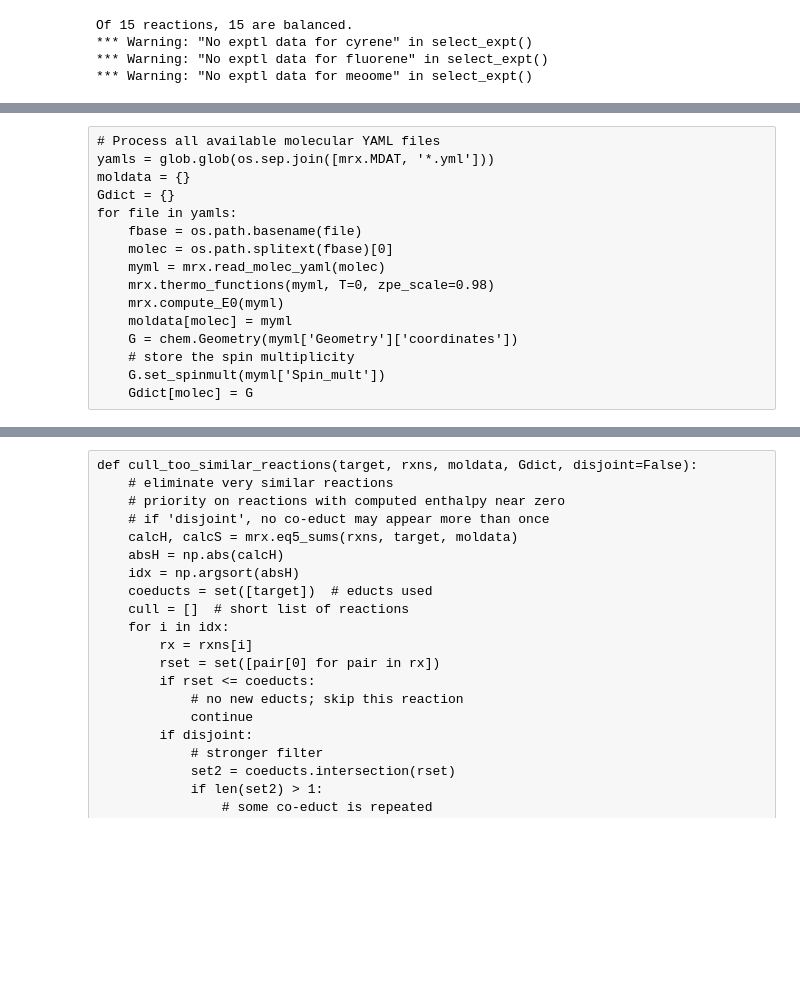
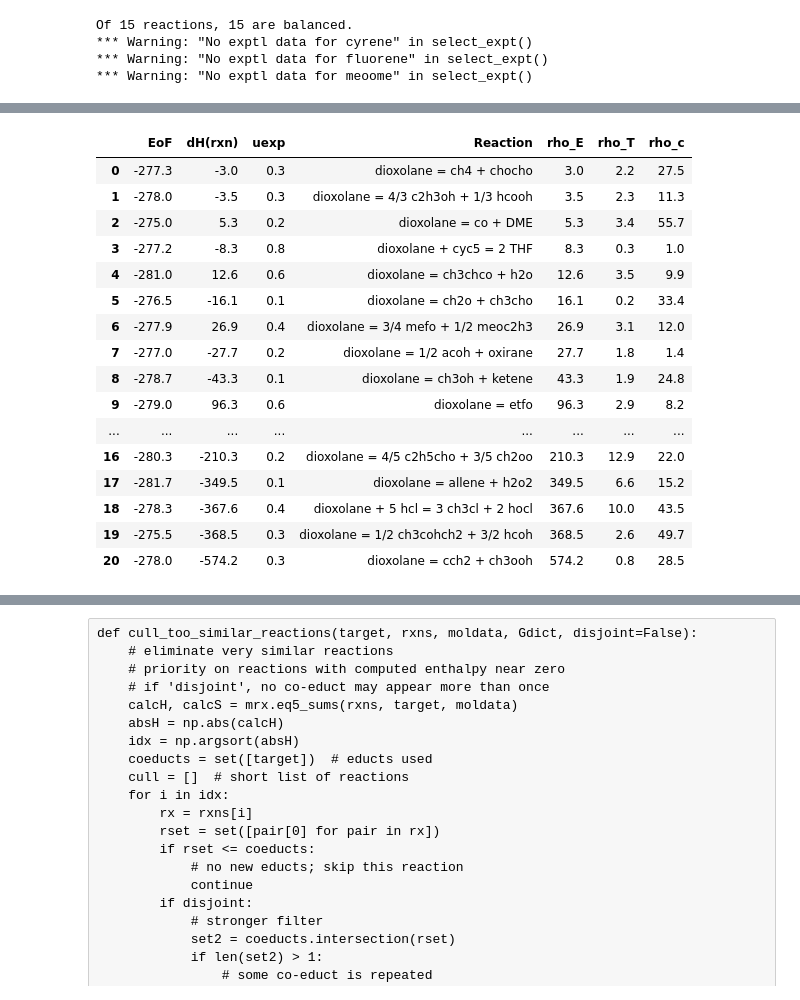
Before and after one commit to kkinist/multirx, a Jupyter notebook: generate_reactions.ipynb, the cells around one changed output, grey strips where cells are left out. Cells and saved outputs as stored; diff of their text form; code cells hidden in the pictures; blank space fills up the shorter version.

```diff
--- a/generate_reactions.ipynb
+++ b/generate_reactions.ipynb
@@ -50,7 +134,7 @@ dfrx.style.format(fmtrx)
 | 30 | -274.1 | 156.9 | 0.9 | dioxolane + 5/3 cyc3 = 2 THF | 156.9 | 1.7 | 19.6 |
 | 31 | -275.9 | -172.1 | 0.4 | dioxolane + 1/3 cyc3 = 2 oxirane | 172.1 | 2.2 | 6.9 |
 # %%
-crxns = mrx.cull_too_similar_reactions(target, trxns, moldata, Gdict, disjoint=True)
+crxns = mrx.cull_too_similar_reactions(target, rxns, moldata, Gdict, disjoint=True)
 dftest, fmttest = mrx.build_reactions_DF(crxns, moldata, target)
 dftest.sort_values('rho_E').style.format(fmttest)
 # %% [output]
@@ -58,19 +144,20 @@ NameError: name 'trxns' is not defined
+|  | EoF | dH(rxn) | uexp | Reaction | rho_E | rho_T | rho_c |
+| 0 | -277.3 | -3.0 | 0.3 | dioxolane = ch4 + chocho | 3.0 | 2.2 | 27.5 |
+| 1 | -278.0 | -3.5 | 0.3 | dioxolane = 4/3 c2h3oh + 1/3 hcooh | 3.5 | 2.3 | 11.3 |
+| 2 | -275.0 | 5.3 | 0.2 | dioxolane = co + DME | 5.3 | 3.4 | 55.7 |
+| 3 | -277.2 | -8.3 | 0.8 | dioxolane + cyc5 = 2 THF | 8.3 | 0.3 | 1.0 |
+| 4 | -281.0 | 12.6 | 0.6 | dioxolane = ch3chco + h2o | 12.6 | 3.5 | 9.9 |
+| 5 | -276.5 | -16.1 | 0.1 | dioxolane = ch2o + ch3cho | 16.1 | 0.2 | 33.4 |
+| 6 | -277.9 | 26.9 | 0.4 | dioxolane = 3/4 mefo + 1/2 meoc2h3 | 26.9 | 3.1 | 12.0 |
+| 7 | -277.0 | -27.7 | 0.2 | dioxolane = 1/2 acoh + oxirane | 27.7 | 1.8 | 1.4 |
+| 8 | -278.7 | -43.3 | 0.1 | dioxolane = ch3oh + ketene | 43.3 | 1.9 | 24.8 |
+| 9 | -279.0 | 96.3 | 0.6 | dioxolane = etfo | 96.3 | 2.9 | 8.2 |
+| ... | ... | ... | ... | ... | ... | ... | ... |
+| 16 | -280.3 | -210.3 | 0.2 | dioxolane = 4/5 c2h5cho + 3/5 ch2oo | 210.3 | 12.9 | 22.0 |
+| 17 | -281.7 | -349.5 | 0.1 | dioxolane = allene + h2o2 | 349.5 | 6.6 | 15.2 |
+| 18 | -278.3 | -367.6 | 0.4 | dioxolane + 5 hcl = 3 ch3cl + 2 hocl | 367.6 | 10.0 | 43.5 |
+| 19 | -275.5 | -368.5 | 0.3 | dioxolane = 1/2 ch3cohch2 + 3/2 hcoh | 368.5 | 2.6 | 49.7 |
+| 20 | -278.0 | -574.2 | 0.3 | dioxolane = cch2 + ch3ooh | 574.2 | 0.8 | 28.5 |
-# %% [raw]
-# Process all available molecular YAML files
-yamls = glob.glob(os.sep.join([mrx.MDAT, '*.yml']))
-moldata = {}
-Gdict = {}
-for file in yamls:
-    fbase = os.path.basename(file)
-    molec = os.path.splitext(fbase)[0]
-    myml = mrx.read_molec_yaml(molec)
-    mrx.thermo_functions(myml, T=0, zpe_scale=0.98)
-    mrx.compute_E0(myml)
-    moldata[molec] = myml
-    G = chem.Geometry(myml['Geometry']['coordinates'])
-    # store the spin multiplicity
-    G.set_spinmult(myml['Spin_mult'])
-    Gdict[molec] = G
 # %%
 def print_delta(rxns):
     # just print stuff for this notebook
```
Also changed, not shown: parts of 17 cells of this notebook, 4 other files.
